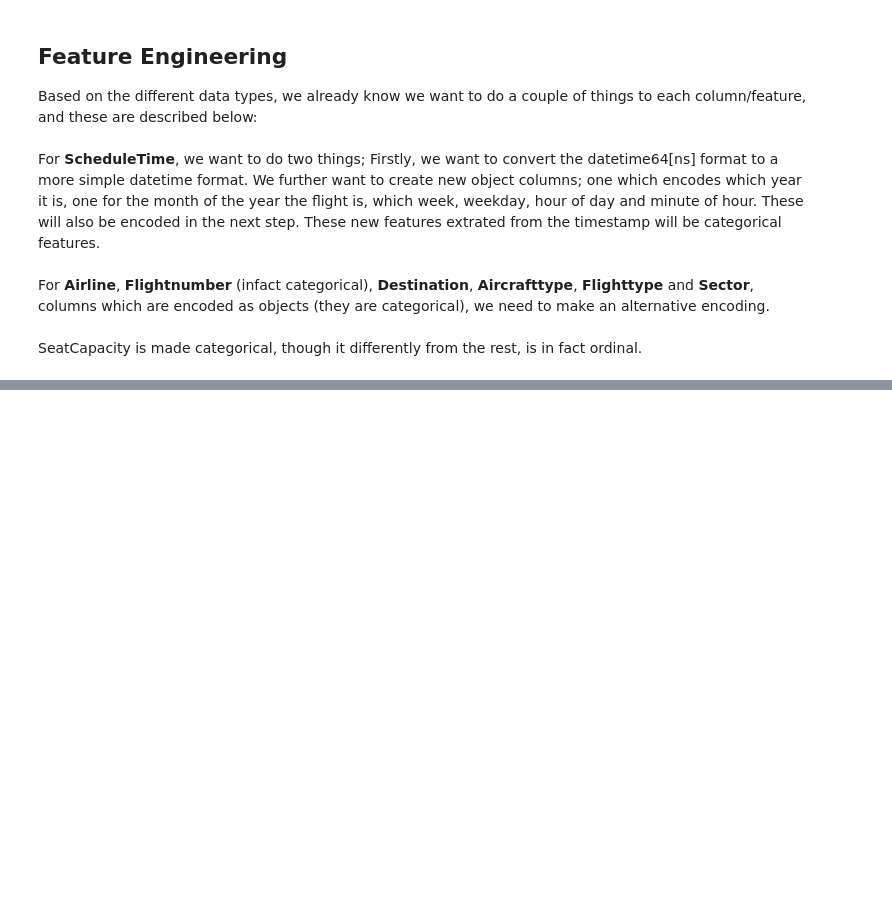
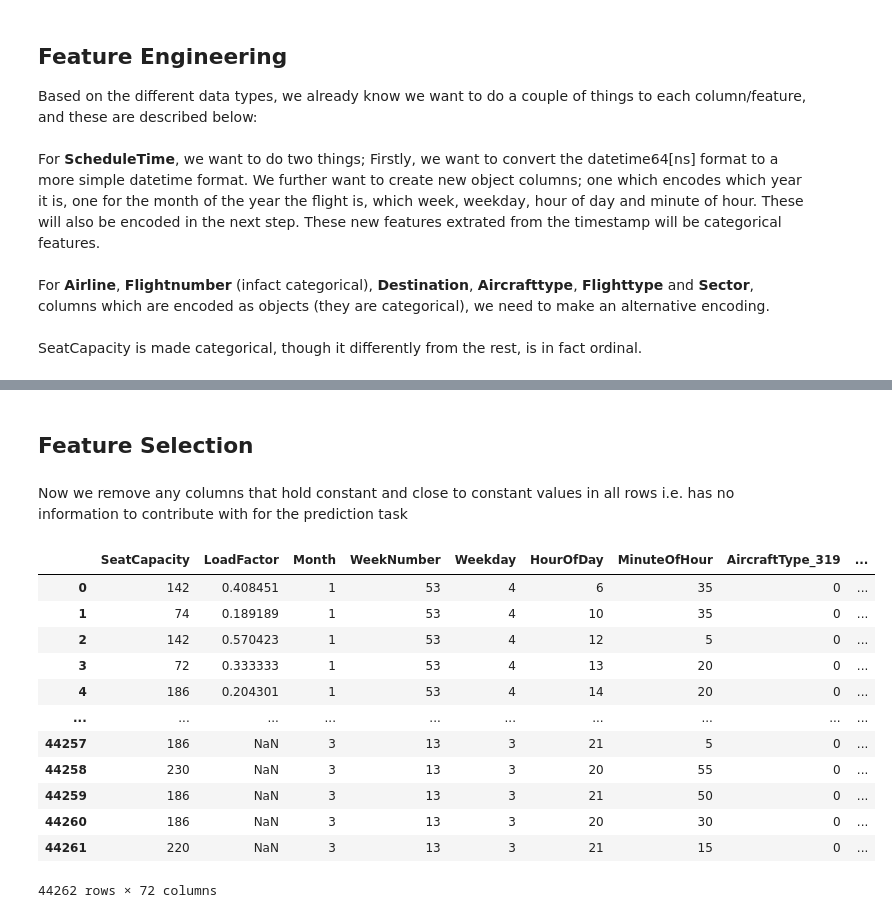
Before and after one commit to augustsemrau/02582case1, a Jupyter notebook: notebooks/data_preprocessing_v2.ipynb, the cells around one changed output, grey strips where cells are left out. Cells and saved outputs as stored; diff of their text form; code cells hidden in the pictures; blank space fills up the shorter version.

```diff
--- a/notebooks/data_preprocessing_v2.ipynb
+++ b/notebooks/data_preprocessing_v2.ipynb
@@ -343,0 +279,22 @@ The similarity is computed using `scipy.spatial.distance.jensenshannon`. If the
+# %% [markdown]
+## Feature Selection
+# %% [markdown]
+Now we remove any columns that hold constant and close to constant values in all rows i.e. has no information to contribute with for the prediction task
+# %%
+selector = VarianceThreshold(0.01)
+var_selected_data = pd.DataFrame(selector.fit_transform(encoded_data), columns=selector.get_feature_names_out())
+var_selected_data
+# %% [output]
+|  | SeatCapacity | LoadFactor | Month | WeekNumber | Weekday | HourOfDay | MinuteOfHour | AircraftType_319 | ... |
+| 0 | 142 | 0.408451 | 1 | 53 | 4 | 6 | 35 | 0 | ... |
+| 1 | 74 | 0.189189 | 1 | 53 | 4 | 10 | 35 | 0 | ... |
+| 2 | 142 | 0.570423 | 1 | 53 | 4 | 12 | 5 | 0 | ... |
+| 3 | 72 | 0.333333 | 1 | 53 | 4 | 13 | 20 | 0 | ... |
+| 4 | 186 | 0.204301 | 1 | 53 | 4 | 14 | 20 | 0 | ... |
+| ... | ... | ... | ... | ... | ... | ... | ... | ... | ... |
+| 44257 | 186 | NaN | 3 | 13 | 3 | 21 | 5 | 0 | ... |
+| 44258 | 230 | NaN | 3 | 13 | 3 | 20 | 55 | 0 | ... |
+| 44259 | 186 | NaN | 3 | 13 | 3 | 21 | 50 | 0 | ... |
+| 44260 | 186 | NaN | 3 | 13 | 3 | 20 | 30 | 0 | ... |
+| 44261 | 220 | NaN | 3 | 13 | 3 | 21 | 15 | 0 | ... |
+44262 rows × 72 columns
```
Also changed, not shown: parts of 59 cells of this notebook, 1 other file.
